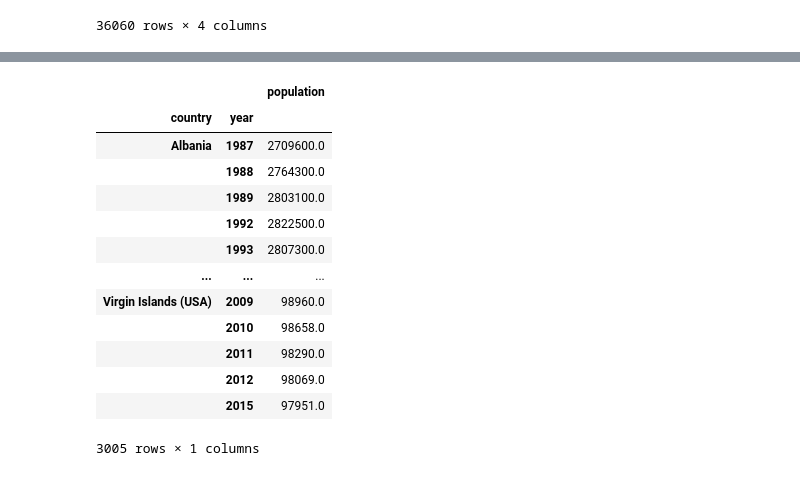
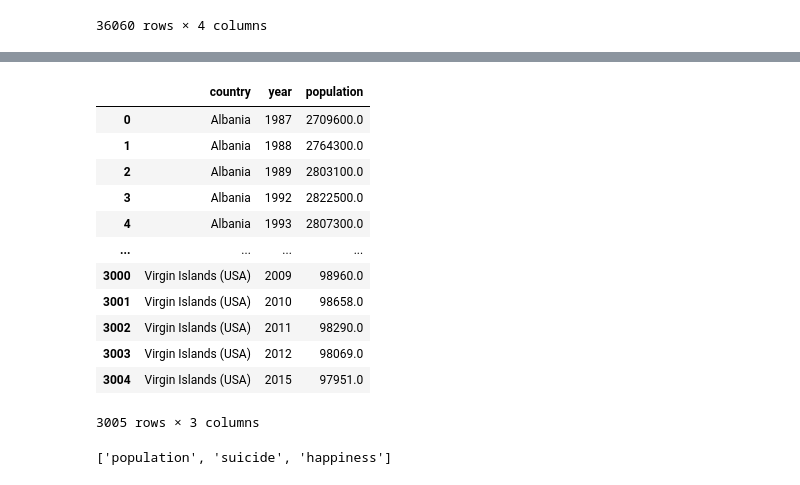
Before and after one commit to Mvhaynes/world-happiness, a Jupyter notebook: world-happiness.ipynb, the cells around one changed output, grey strips where cells are left out. Cells and saved outputs as stored; diff of their text form; code cells hidden in the pictures.

```diff
--- a/world-happiness.ipynb
+++ b/world-happiness.ipynb
@@ -93,18 +104,18 @@ total_suicides
 # %%
 total_popn = pd.pivot_table(suicide_df, values=['population'], aggfunc='sum', index=['country', 'year'])
+total_popn = total_popn.reset_index()
 total_popn
 # %% [output]
-|  |  | population |
-| country | year |  |
-| Albania | 1987 | 2709600.0 |
-|  | 1988 | 2764300.0 |
-|  | 1989 | 2803100.0 |
-|  | 1992 | 2822500.0 |
-|  | 1993 | 2807300.0 |
-| ... | ... | ... |
-| Virgin Islands (USA) | 2009 | 98960.0 |
-|  | 2010 | 98658.0 |
-|  | 2011 | 98290.0 |
-|  | 2012 | 98069.0 |
-|  | 2015 | 97951.0 |
+|  | country | year | population |
+| 0 | Albania | 1987 | 2709600.0 |
+| 1 | Albania | 1988 | 2764300.0 |
+| 2 | Albania | 1989 | 2803100.0 |
+| 3 | Albania | 1992 | 2822500.0 |
+| 4 | Albania | 1993 | 2807300.0 |
+| ... | ... | ... | ... |
+| 3000 | Virgin Islands (USA) | 2009 | 98960.0 |
+| 3001 | Virgin Islands (USA) | 2010 | 98658.0 |
+| 3002 | Virgin Islands (USA) | 2011 | 98290.0 |
+| 3003 | Virgin Islands (USA) | 2012 | 98069.0 |
+| 3004 | Virgin Islands (USA) | 2015 | 97951.0 |
-3005 rows × 1 columns
+3005 rows × 3 columns
@@ -110,0 +125,4 @@ total_popn
+# %%
+engine.table_names()
+# %% [output]
+['population', 'suicide', 'happiness']
```
Also changed, not shown: parts of 10 cells of this notebook, 1 other file.
